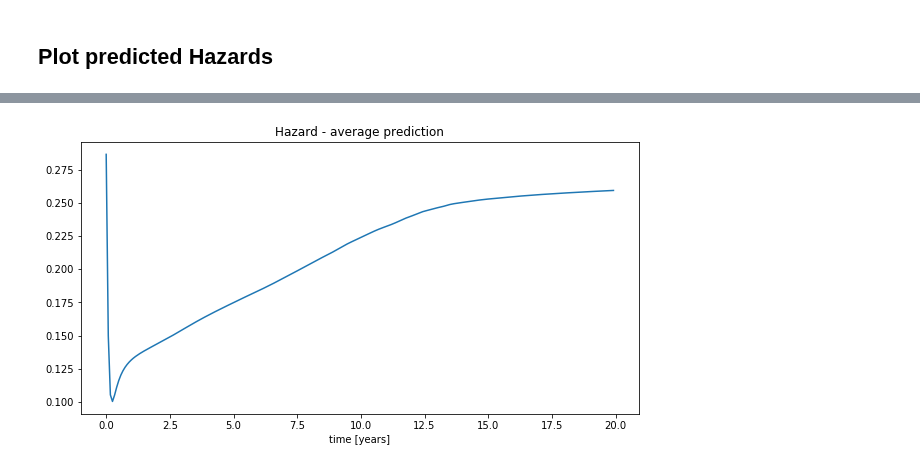
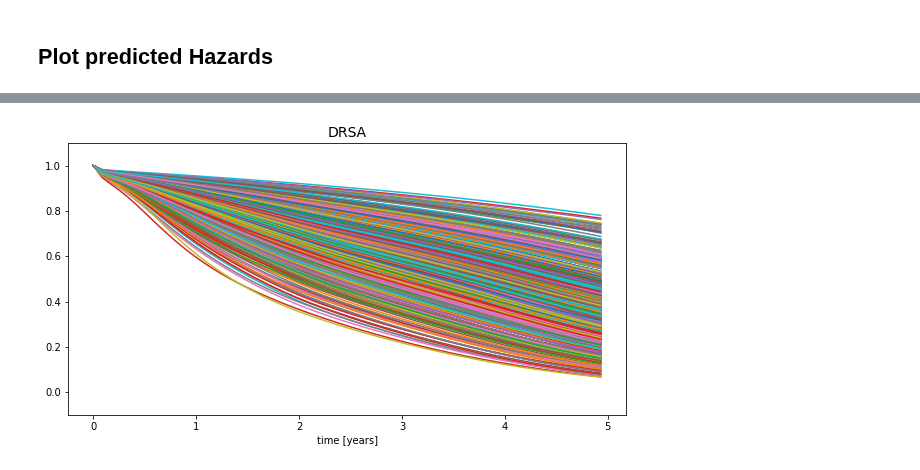
Before and after one commit to davide-burba/thesis, a Jupyter notebook: survival_process/drsa.ipynb, the cells around one changed output, grey strips where cells are left out. Drawn from its saved outputs; the diff is of its cells as text; code cells hidden in the pictures.

```diff
--- a/survival_process/drsa.ipynb
+++ b/survival_process/drsa.ipynb
@@ -254,8 +273,21 @@ plt.show()
-# %%
-plt.figure(figsize = (10,5))
-plt.plot(original_times/365,tmp.mean(axis = 0))
-plt.xlabel('time [years]')
-plt.title('Hazard - average prediction')
-plt.show()
-# %% [output]
-[figure, removed]
+# %%
+predictions_drsa = entire_predictions
+#predictions_drsa.index = predictions_drsa.id
+#predictions_drsa = predictions_drsa.drop(columns = 'id')
+# convert to survivorship
+surv_drsa = (1-predictions_drsa).cumprod(axis = 1)
+# %%
+sample_ids = np.random.choice(test.id, size = 500, replace = False)
+time_threshold = 5
+drsa_time = np.arange(1,len(predictions_drsa.columns)+1)/len(predictions_drsa.columns)*(T_max/365)
+
+# DRSA
+plt.figure(figsize = (10,5))
+for i in sample_ids:
+    plt.plot([0]+list(drsa_time[drsa_time < time_threshold]),[1]+list(surv_drsa.loc[i,:][drsa_time < time_threshold]))
+plt.xlabel('time [years]')
+plt.title('DRSA',size = 14)
+plt.ylim(-0.1,1.1)
+plt.show()
+# %% [output]
+[figure, added]
```
Also changed, not shown: parts of 13 cells of this notebook, 2 other files.
